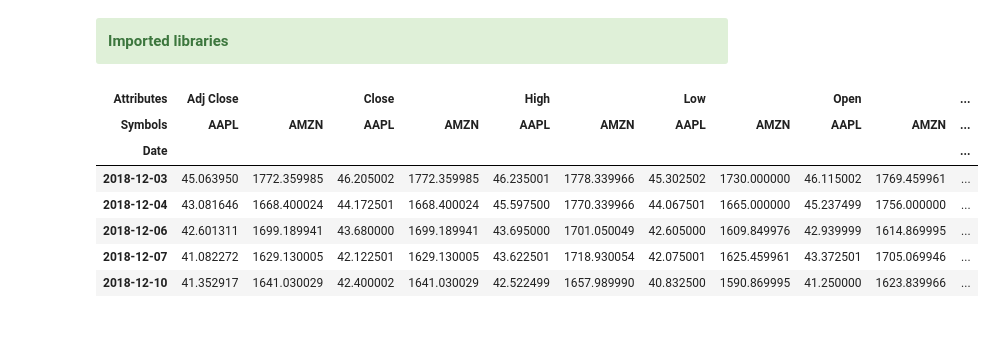
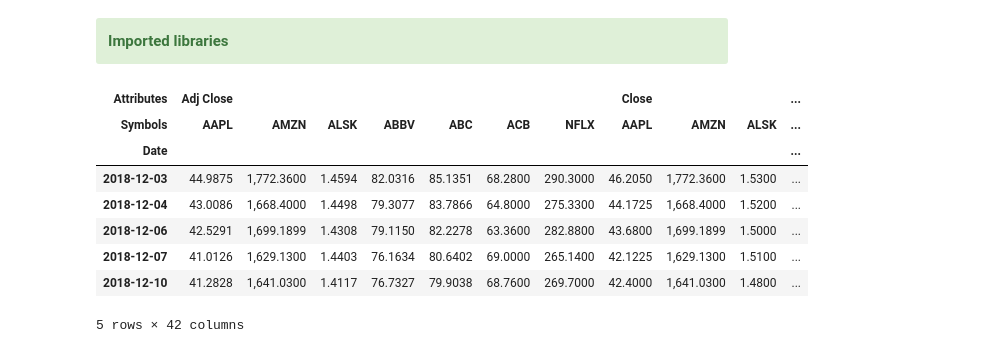
Before and after one commit to Pedro-Ivo/Financial_Analysis, a Jupyter notebook: Working with multiple assets.ipynb, the cells around one changed output. Cells and saved outputs as stored; diff of their text form; code cells hidden in the pictures.

```diff
--- a/Working with multiple assets.ipynb
+++ b/Working with multiple assets.ipynb
@@ -3,20 +3,33 @@
 <b>Imported libraries</b>
 </div>
 # %%
+import scipy as sp
+import numpy as np
 import pandas as pd
 import datetime as dt
+import seaborn as sns
 import statsmodels.api as sm
+import matplotlib.pyplot as plt
 from pandas_datareader import data
+import scipy.cluster.hierarchy as sch
+
+# Change default pandas display options
+pd.options.display.float_format = '{:,.4f}'.format
+
+# monospace font
+plt.rcParams['font.family'] = 'monospace'
 # %%
+assets = ['AAPL', 'AMZN', 'ALSK', 'ABBV', 'ABC', 'ACB', 'NFLX']
 #For a brazilian stock as FLRY3 you have to put a .SA so it will be FLRY3.SA
-df = data.DataReader(['AAPL', 'AMZN'], 'yahoo', start = '2018/12/01', end = '2019/12/31')
+df = data.DataReader(assets, 'yahoo', start = '2018/12/01', end = '2019/12/31')
 df.head()
 # %% [output]
-| Attributes | Adj Close |  | Close |  | High |  | Low |  | Open |  | ... |
-| Symbols | AAPL | AMZN | AAPL | AMZN | AAPL | AMZN | AAPL | AMZN | AAPL | AMZN | ... |
+| Attributes | Adj Close |  |  |  |  |  |  | Close |  |  | ... |
+| Symbols | AAPL | AMZN | ALSK | ABBV | ABC | ACB | NFLX | AAPL | AMZN | ALSK | ... |
 | Date |  |  |  |  |  |  |  |  |  |  | ... |
-| 2018-12-03 | 45.063950 | 1772.359985 | 46.205002 | 1772.359985 | 46.235001 | 1778.339966 | 45.302502 | 1730.000000 | 46.115002 | 1769.459961 | ... |
-| 2018-12-04 | 43.081646 | 1668.400024 | 44.172501 | 1668.400024 | 45.597500 | 1770.339966 | 44.067501 | 1665.000000 | 45.237499 | 1756.000000 | ... |
-| 2018-12-06 | 42.601311 | 1699.189941 | 43.680000 | 1699.189941 | 43.695000 | 1701.050049 | 42.605000 | 1609.849976 | 42.939999 | 1614.869995 | ... |
-| 2018-12-07 | 41.082272 | 1629.130005 | 42.122501 | 1629.130005 | 43.622501 | 1718.930054 | 42.075001 | 1625.459961 | 43.372501 | 1705.069946 | ... |
-| 2018-12-10 | 41.352917 | 1641.030029 | 42.400002 | 1641.030029 | 42.522499 | 1657.989990 | 40.832500 | 1590.869995 | 41.250000 | 1623.839966 | ... |
+| 2018-12-03 | 44.9875 | 1,772.3600 | 1.4594 | 82.0316 | 85.1351 | 68.2800 | 290.3000 | 46.2050 | 1,772.3600 | 1.5300 | ... |
+| 2018-12-04 | 43.0086 | 1,668.4000 | 1.4498 | 79.3077 | 83.7866 | 64.8000 | 275.3300 | 44.1725 | 1,668.4000 | 1.5200 | ... |
+| 2018-12-06 | 42.5291 | 1,699.1899 | 1.4308 | 79.1150 | 82.2278 | 63.3600 | 282.8800 | 43.6800 | 1,699.1899 | 1.5000 | ... |
+| 2018-12-07 | 41.0126 | 1,629.1300 | 1.4403 | 76.1634 | 80.6402 | 69.0000 | 265.1400 | 42.1225 | 1,629.1300 | 1.5100 | ... |
+| 2018-12-10 | 41.2828 | 1,641.0300 | 1.4117 | 76.7327 | 79.9038 | 68.7600 | 269.7000 | 42.4000 | 1,641.0300 | 1.4800 | ... |
+5 rows × 42 columns
```
Also changed, not shown: parts of 27 cells of this notebook.
